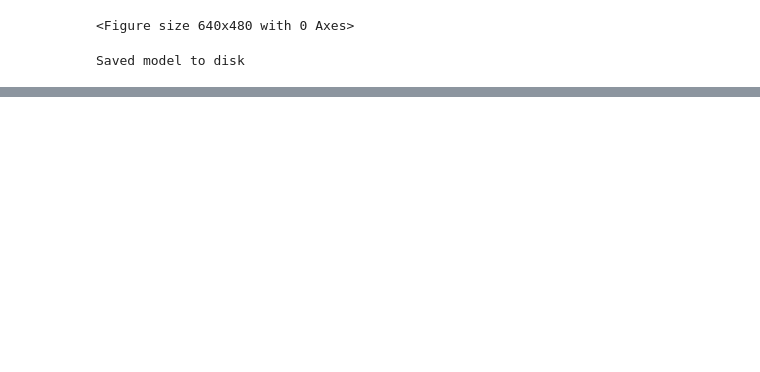
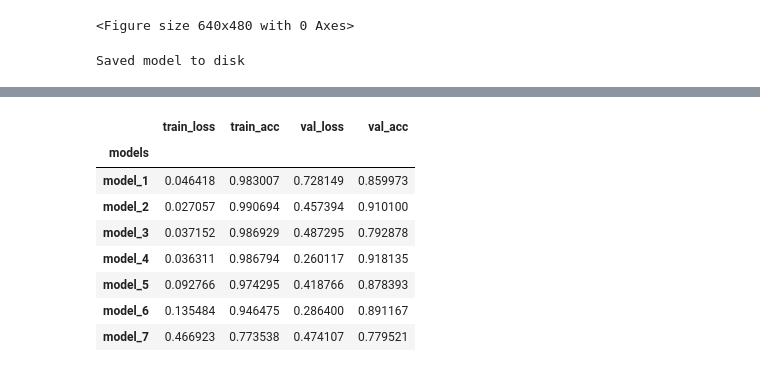
Before and after one commit to annabchox/deepfake-detector, a Jupyter notebook: Code/Main/Training/Anna_NN_final.ipynb, the cells around one changed output, grey strips where cells are left out. Drawn from its saved outputs; the diff is of its cells as text; code cells hidden in the pictures; blank space fills up the shorter version.

```diff
--- a/Code/Main/Training/Anna_NN.ipynb
+++ b/Code/Main/Training/Anna_NN_final.ipynb
@@ -1312,0 +1368,13 @@ model8.save('anna_model8_complete.h5')
+# %%
+df_subset = df[['train_loss', 'train_acc', 'val_loss', 'val_acc']]
+df_subset
+# %% [output]
+|  | train_loss | train_acc | val_loss | val_acc |
+| models |  |  |  |  |
+| model_1 | 0.046418 | 0.983007 | 0.728149 | 0.859973 |
+| model_2 | 0.027057 | 0.990694 | 0.457394 | 0.910100 |
+| model_3 | 0.037152 | 0.986929 | 0.487295 | 0.792878 |
+| model_4 | 0.036311 | 0.986794 | 0.260117 | 0.918135 |
+| model_5 | 0.092766 | 0.974295 | 0.418766 | 0.878393 |
+| model_6 | 0.135484 | 0.946475 | 0.286400 | 0.891167 |
+| model_7 | 0.466923 | 0.773538 | 0.474107 | 0.779521 |
```
Also changed, not shown: parts of 17 cells of this notebook, 1 other file.
